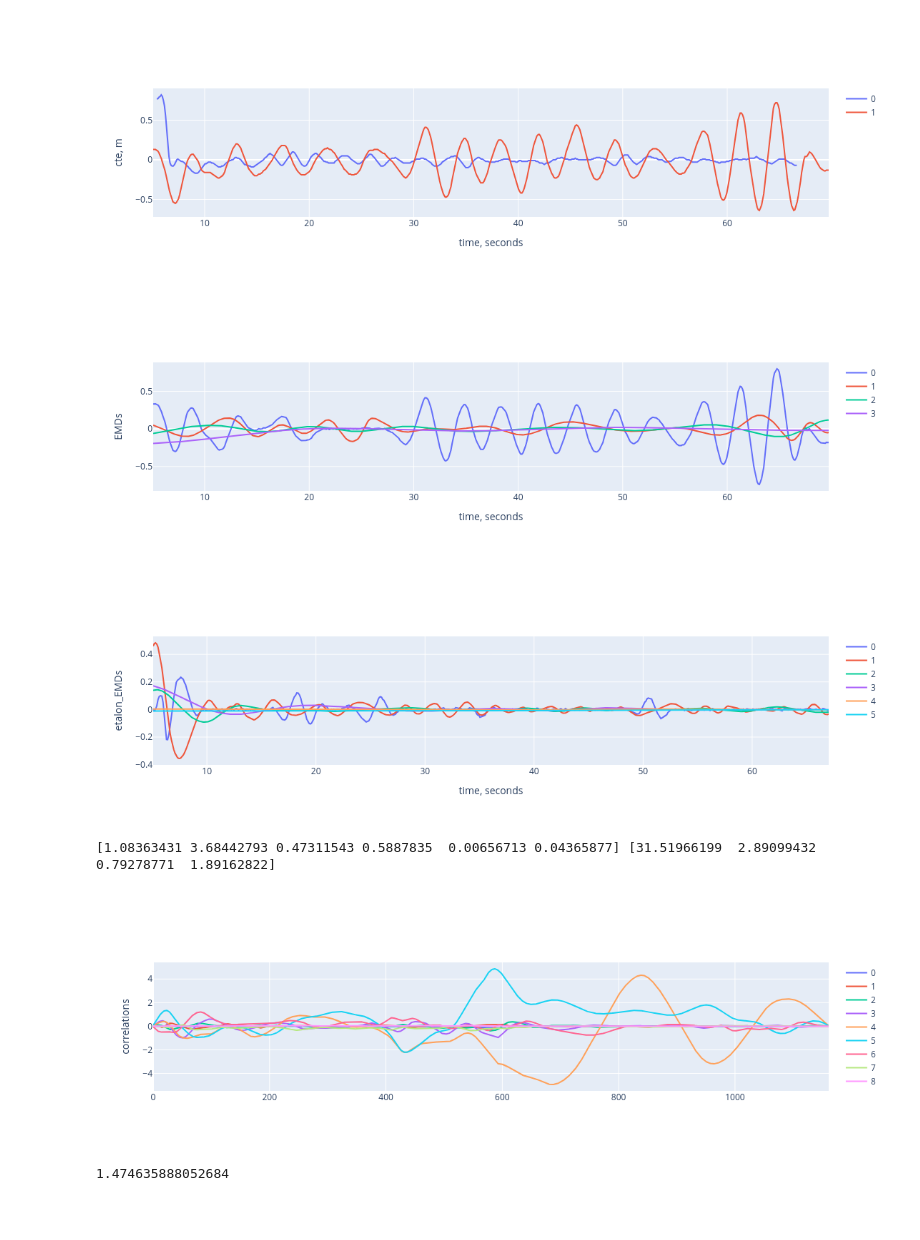
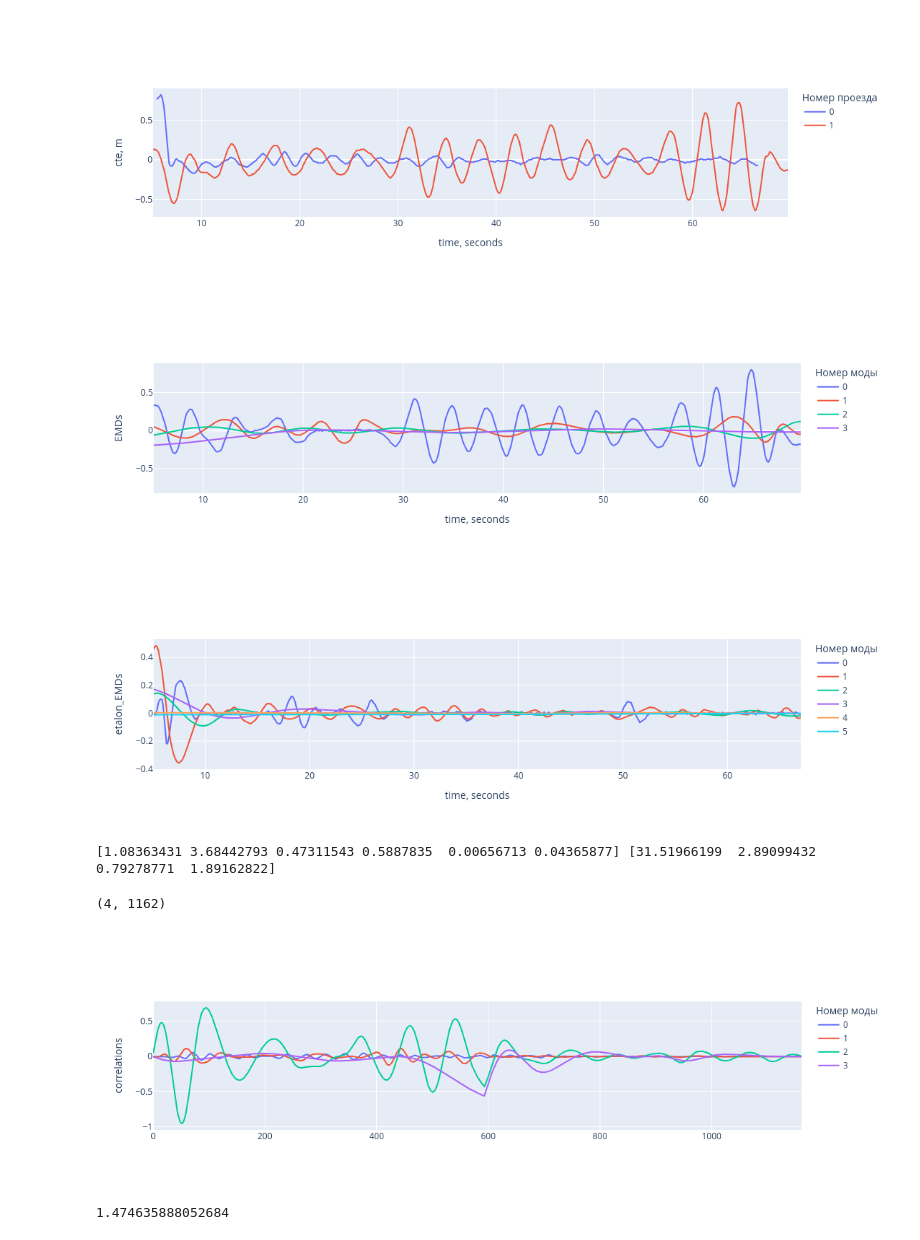
Before and after one commit to sbc305/cognitive_practice, a Jupyter notebook: sandbox/description.ipynb, the cells around one changed output. Cells and saved outputs as stored; diff of their text form; code cells hidden in the pictures; blank space fills up the shorter version.

```diff
--- a/sandbox/description.ipynb
+++ b/sandbox/description.ipynb
@@ -43,11 +43,14 @@ for i in range(0, 3, 2):
         fig.add_trace(go.Scatter(y=current.cte, x=delta / 10 ** 6, mode="lines", name=i//2))
 
 fig.update_layout(
-    yaxis_title="cte, m", xaxis_title="time, seconds"
+    yaxis_title="cte, m", xaxis_title="time, seconds",
+    legend={"title":"Номер проезда"}
 )
+
+fig.update_layout()
 fig.show()
 # %% [output]
-[figure, old version]
+[figure, new version]
 # %%
 import emd
 
@@ -63,7 +66,8 @@ for i in range(EMDs.shape[1]):
     fig.add_trace(go.Scatter(y=EMDs[:, i], x=delta / 10 ** 6, mode="lines", name=i))
 
 fig.update_layout(
-    yaxis_title="EMDs", xaxis_title="time, seconds"
+    yaxis_title="EMDs", xaxis_title="time, seconds",
+    legend={"title":"Номер моды"}
 )
 fig.show()
 
@@ -72,12 +76,13 @@ for i in range(etalon_EMDs.shape[1]):
     fig.add_trace(go.Scatter(y=etalon_EMDs[:, i], x=delta / 10 ** 6, mode="lines", name=i))
 
 fig.update_layout(
-    yaxis_title="etalon_EMDs", xaxis_title="time, seconds"
+    yaxis_title="etalon_EMDs", xaxis_title="time, seconds",
+    legend={"title":"Номер моды"}
 )
 fig.show()
 # %% [output]
-[figure, old version]
+[figure, new version]
-[figure, old version]
+[figure, new version]
 # %%
 import numpy as np
 
@@ -89,19 +94,26 @@ print(energy_etalon, energy_current)
 # %%
 from scipy.signal import correlate
 
-
-correlation = correlate(etalon_EMDs / energy_etalon, EMDs / energy_current)
+correlation = []
+for i in range(min(etalon_EMDs.shape[1], EMDs.shape[1])):
+    correlation.append(correlate(etalon_EMDs[:, i] / energy_etalon[i], EMDs[:, i] / energy_current[i]))
+# %%
+correlation = np.array(correlation)
+correlation.shape
+# %% [output]
+(4, 1162)
 # %%
 fig = go.Figure()
-for i in range(correlation.shape[1]):
-    fig.add_trace(go.Scatter(y=correlation[:, i], mode="lines", name=i))
+for i in range(correlation.shape[0]):
+    fig.add_trace(go.Scatter(y=correlation[i, :], mode="lines", name=i))
 
 fig.update_layout(
-    yaxis_title="correlations"
+    yaxis_title="correlations",
+    legend={"title":"Номер моды"}
 )
 fig.show()
 # %% [output]
-[figure, old version]
+[figure, new version]
 # %%
 result = np.mean(np.max(np.abs(correlation), axis=0))
 result
```
